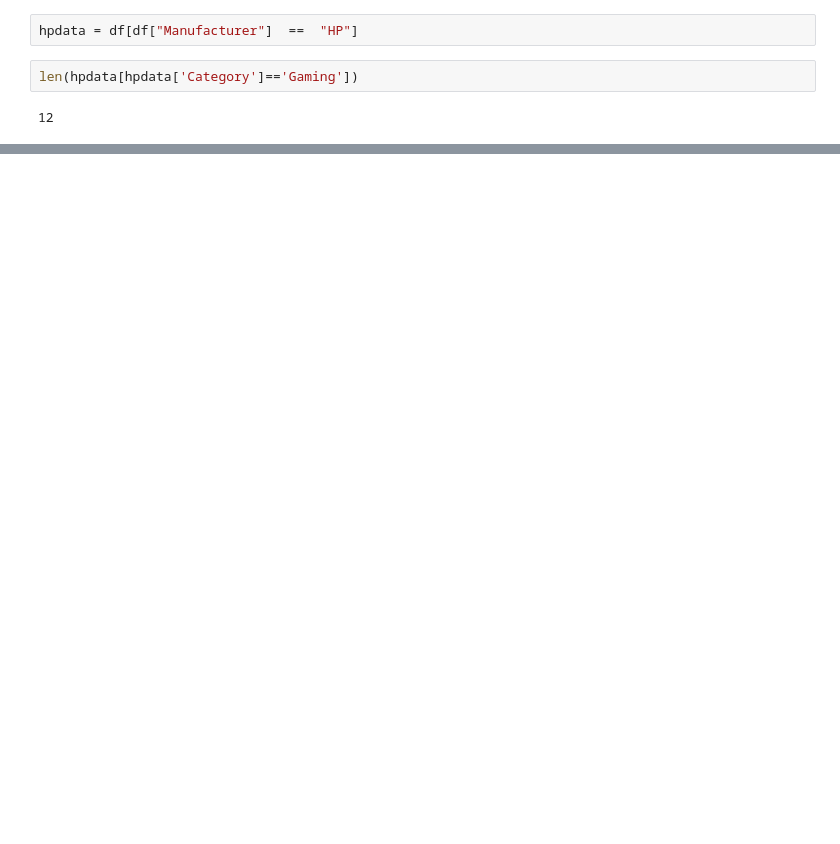
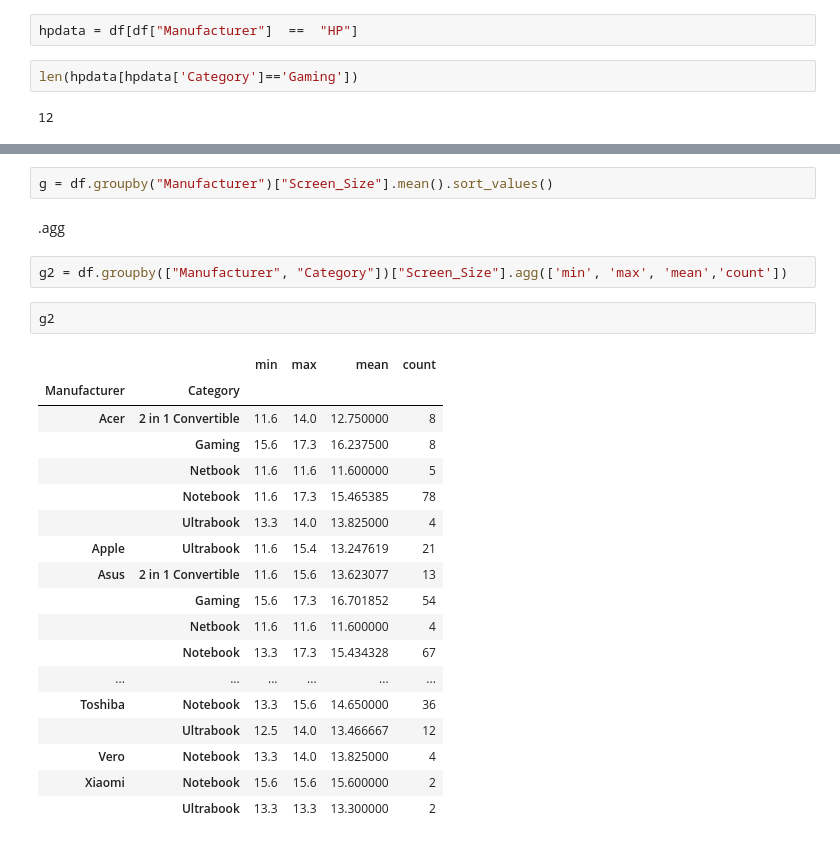
Before and after one commit to soni-vaishnavi/My_Daily_Work, a Jupyter notebook: ML/data1/file1.ipynb, the cells around one changed output, grey strips where cells are left out. Saved outputs shown, nothing was run; the diff lists cells and outputs as text; blank space fills up the shorter version.

```diff
--- a/ML/data1/file1.ipynb
+++ b/ML/data1/file1.ipynb
@@ -182,0 +214,27 @@ len(hpdata[hpdata['Category']=='Gaming'])
+# %%
+g = df.groupby("Manufacturer")["Screen_Size"].mean().sort_values()
+# %% [markdown]
+.agg
+# %%
+g2 = df.groupby(["Manufacturer", "Category"])["Screen_Size"].agg(['min', 'max', 'mean','count'])
+# %%
+g2
+# %% [output]
+|  |  | min | max | mean | count |
+| Manufacturer | Category |  |  |  |  |
+| Acer | 2 in 1 Convertible | 11.6 | 14.0 | 12.750000 | 8 |
+|  | Gaming | 15.6 | 17.3 | 16.237500 | 8 |
+|  | Netbook | 11.6 | 11.6 | 11.600000 | 5 |
+|  | Notebook | 11.6 | 17.3 | 15.465385 | 78 |
+|  | Ultrabook | 13.3 | 14.0 | 13.825000 | 4 |
+| Apple | Ultrabook | 11.6 | 15.4 | 13.247619 | 21 |
+| Asus | 2 in 1 Convertible | 11.6 | 15.6 | 13.623077 | 13 |
+|  | Gaming | 15.6 | 17.3 | 16.701852 | 54 |
+|  | Netbook | 11.6 | 11.6 | 11.600000 | 4 |
+|  | Notebook | 13.3 | 17.3 | 15.434328 | 67 |
+| ... | ... | ... | ... | ... | ... |
+| Toshiba | Notebook | 13.3 | 15.6 | 14.650000 | 36 |
+|  | Ultrabook | 12.5 | 14.0 | 13.466667 | 12 |
+| Vero | Notebook | 13.3 | 14.0 | 13.825000 | 4 |
+| Xiaomi | Notebook | 15.6 | 15.6 | 15.600000 | 2 |
+|  | Ultrabook | 13.3 | 13.3 | 13.300000 | 2 |
```
Also changed, not shown: parts of 3 cells of this notebook.
